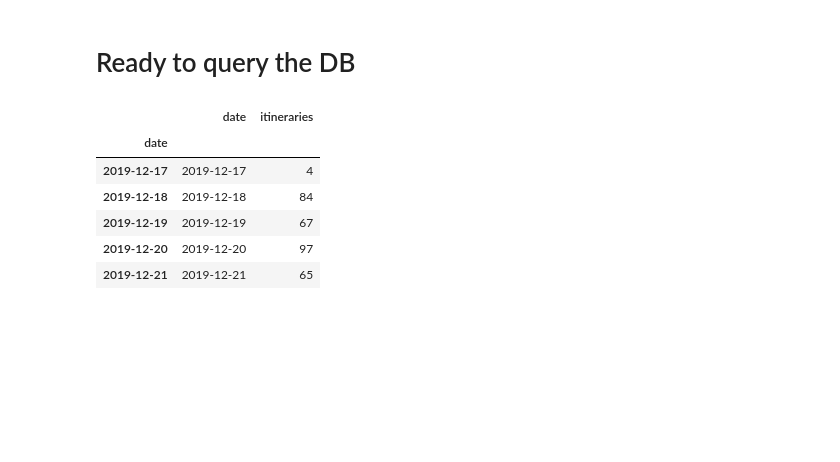
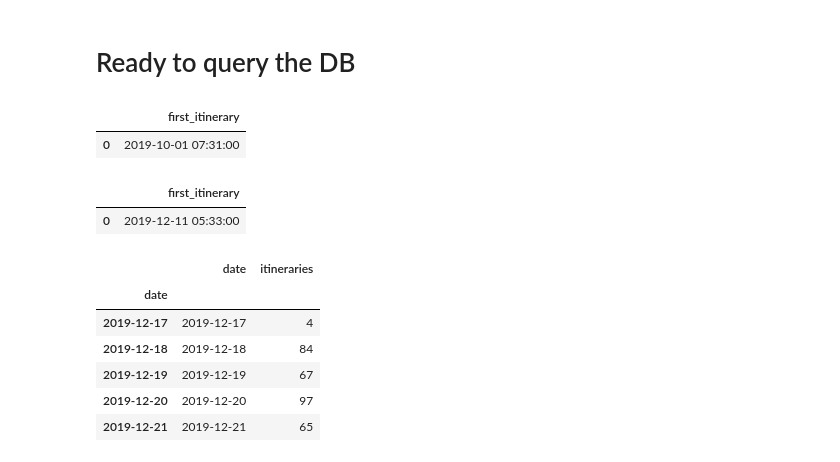
Before and after one commit to akanelson/ds4a, a Jupyter notebook: initial_exploratory_analysis/09 - Looking for weird things in datasets.ipynb, the cells around one changed output. Drawn from its saved outputs; the diff is of its cells as text; code cells hidden in the pictures; blank space fills up the shorter version.

```diff
--- a/initial_exploratory_analysis/09 - Looking for weird things in datasets.ipynb
+++ b/initial_exploratory_analysis/09 - Looking for weird things in datasets.ipynb
@@ -15,6 +17,16 @@ from practicum_utils import get_loggi_files, global_connect, run_query, explaine
 db = global_connect()
 # %% [markdown]
 # Ready to query the DB
+# %%
+careful_query('select min(created) as first_itinerary from itineraries where distribution_center1 = 1')
+# %% [output]
+|  | first_itinerary |
+| 0 | 2019-10-01 07:31:00 |
+# %%
+careful_query('select min(created) as first_itinerary from itineraries where distribution_center1 = 2')
+# %% [output]
+|  | first_itinerary |
+| 0 | 2019-12-11 05:33:00 |
 # %%
 df_av1 = careful_query("""
 SELECT DATE(a.sent) as date, count(distinct(i.itinerary_id)) as itineraries
```
Also changed, not shown: parts of 8 cells of this notebook, 3 other files.
